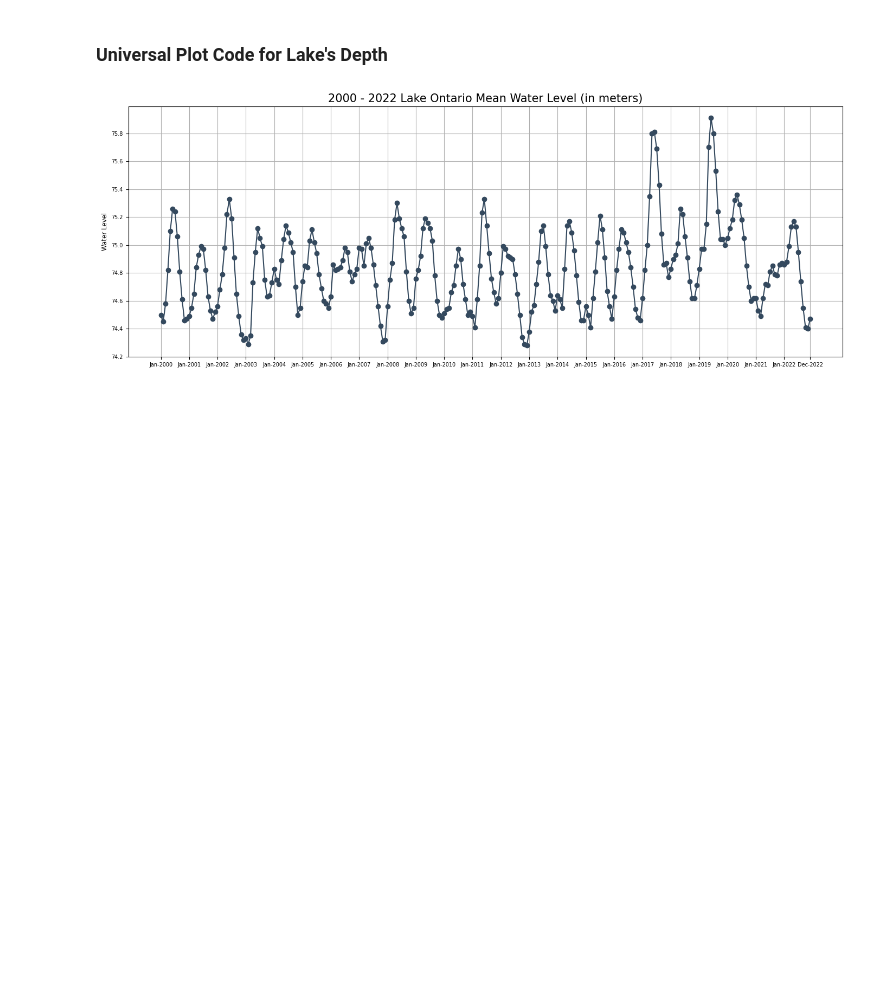
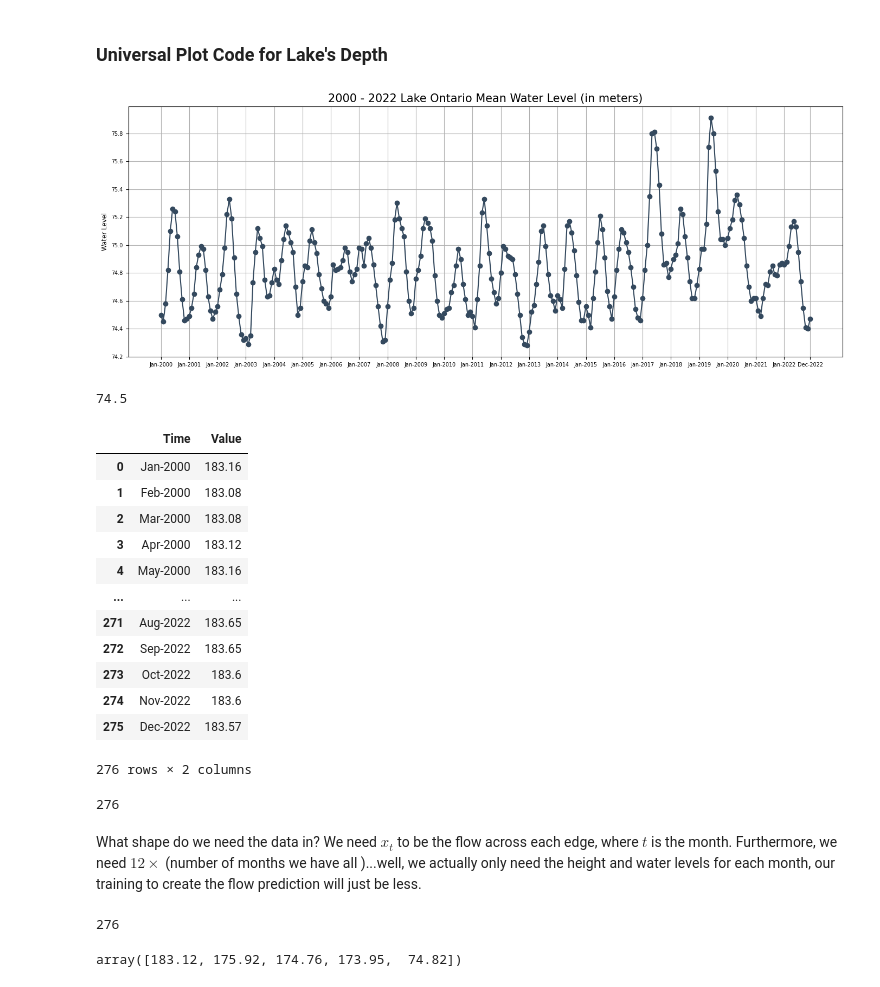
Before and after one commit to healeyq3/MCM2024, a Jupyter notebook: Data-Processing/lake_data_v1.ipynb, the cells around one changed output. Cells and saved outputs as stored; diff of their text form; code cells hidden in the pictures; blank space fills up the shorter version.

```diff
--- a/Data-Processing/lake_data_v1.ipynb
+++ b/Data-Processing/lake_data_v1.ipynb
@@ -147,3 +203,27 @@ plt.savefig(f"{lakeName}_water_level.png", dpi=400)
 plt.show()
 # %% [output]
 [figure]
+# %%
+ontarioDepth['Value'][0]
+# %% [output]
+74.5
+# %%
+superiorDepth
+# %% [output]
+|  | Time | Value |
+| 0 | Jan-2000 | 183.16 |
+| 1 | Feb-2000 | 183.08 |
+| 2 | Mar-2000 | 183.08 |
+| 3 | Apr-2000 | 183.12 |
+| 4 | May-2000 | 183.16 |
+| ... | ... | ... |
+| 271 | Aug-2022 | 183.65 |
+| 272 | Sep-2022 | 183.65 |
+| 273 | Oct-2022 | 183.6 |
+| 274 | Nov-2022 | 183.6 |
+| 275 | Dec-2022 | 183.57 |
+276 rows × 2 columns
+# %%
+ontarioDepth.shape[0]
+# %% [output]
+276
@@ -149,0 +241,10 @@ plt.show()
+# %% [markdown]
+What shape do we need the data in? We need $x_t$ to be the flow across each edge, where $t$ is the month. Furthermore, we need $12 \times$ (number of months we have all )...well, we actually only need the height and water levels for each month, our training to create the flow prediction will just be less.
+# %%
+len(depth_time_vectors)
+# %% [output]
+276
+# %%
+depth_time_vectors[3]
+# %% [output]
+array([183.12, 175.92, 174.76, 173.95,  74.82])
```
Also changed, not shown: parts of 6 cells of this notebook, 3 other files.
